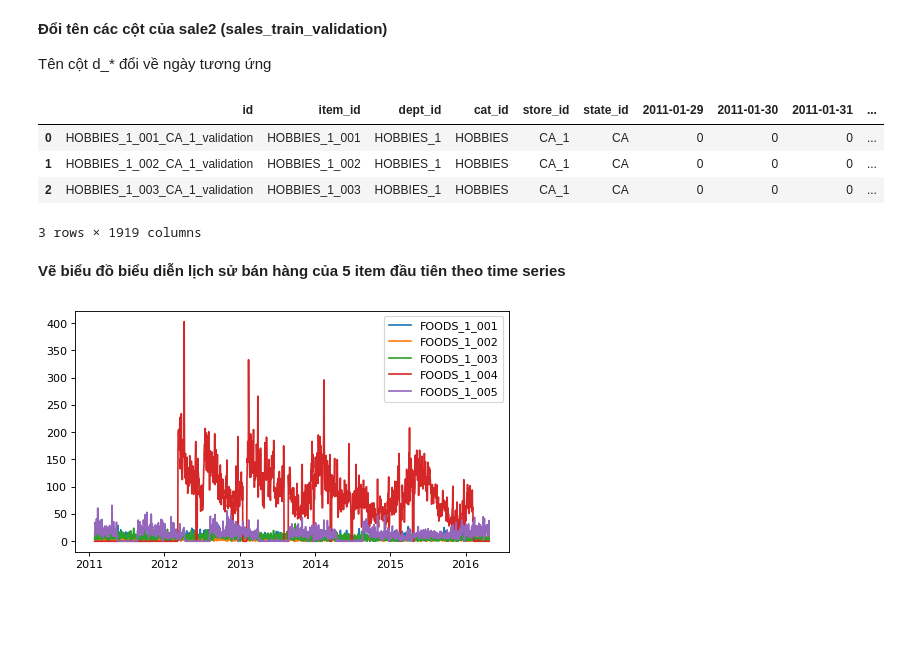
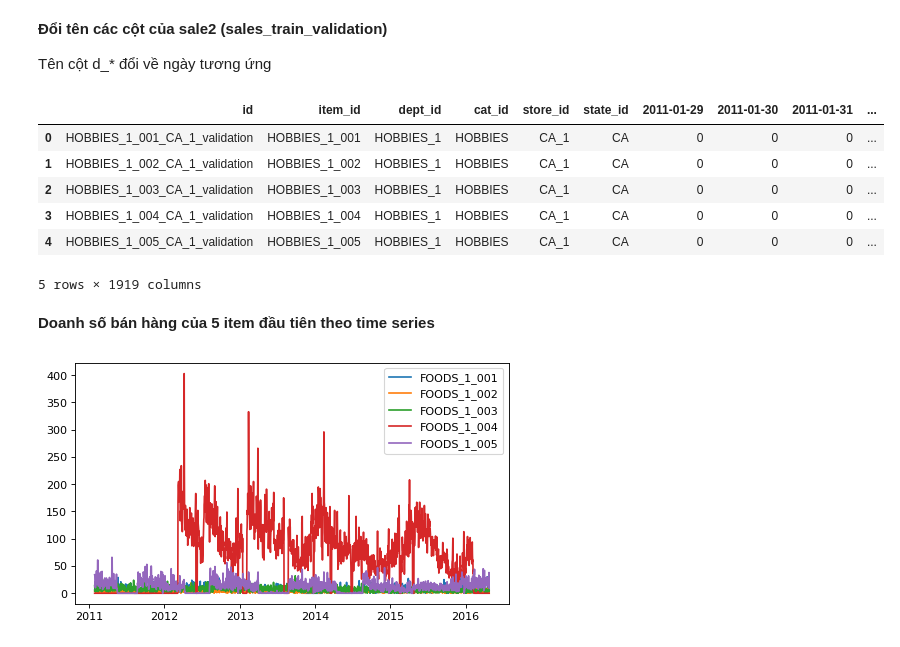
Before and after one commit to HienNguyenMinh/PythonAssignment, a Jupyter notebook: BaiTap2.ipynb, the cells around one changed output. Cells and saved outputs as stored; diff of their text form; code cells hidden in the pictures; blank space fills up the shorter version.

```diff
--- a/BaiTap2.ipynb
+++ b/BaiTap2.ipynb
@@ -67,22 +67,24 @@ Tên cột d_* đổi về ngày tương ứng
 # %%
 import datetime
 #Bắt đầu từ ngày 29/1/2011
 x = datetime.date(2011,1,29)
 #Lặp qua các cột bắt đầu từ cột thứ 6 (d_1)
 for c in ((sale2.columns)[6:]):
     #Rename cột với tên lấy từ x
     sale2.rename(columns={c:x},inplace=True)
     #Tăng lên 1 ngày cho để dùng cho cột kế tiếp
     x = x + datetime.timedelta(days=1)
 
-#In 3 dòng dữ liệu đầu tiên
-sale2.head(3)
+#In 5 dòng dữ liệu đầu tiên
+sale2.head()
 # %% [output]
 |  | id | item_id | dept_id | cat_id | store_id | state_id | 2011-01-29 | 2011-01-30 | 2011-01-31 | ... |
 | 0 | HOBBIES_1_001_CA_1_validation | HOBBIES_1_001 | HOBBIES_1 | HOBBIES | CA_1 | CA | 0 | 0 | 0 | ... |
 | 1 | HOBBIES_1_002_CA_1_validation | HOBBIES_1_002 | HOBBIES_1 | HOBBIES | CA_1 | CA | 0 | 0 | 0 | ... |
 | 2 | HOBBIES_1_003_CA_1_validation | HOBBIES_1_003 | HOBBIES_1 | HOBBIES | CA_1 | CA | 0 | 0 | 0 | ... |
+| 3 | HOBBIES_1_004_CA_1_validation | HOBBIES_1_004 | HOBBIES_1 | HOBBIES | CA_1 | CA | 0 | 0 | 0 | ... |
+| 4 | HOBBIES_1_005_CA_1_validation | HOBBIES_1_005 | HOBBIES_1 | HOBBIES | CA_1 | CA | 0 | 0 | 0 | ... |
-3 rows × 1919 columns
+5 rows × 1919 columns
 # %% [markdown]
-**Vẽ biểu đồ biểu diễn lịch sử bán hàng của 5 item đầu tiên theo time series**
+**Doanh số bán hàng của 5 item đầu tiên theo time series**
 # %%
```
Also changed, not shown: parts of 7 cells of this notebook.
